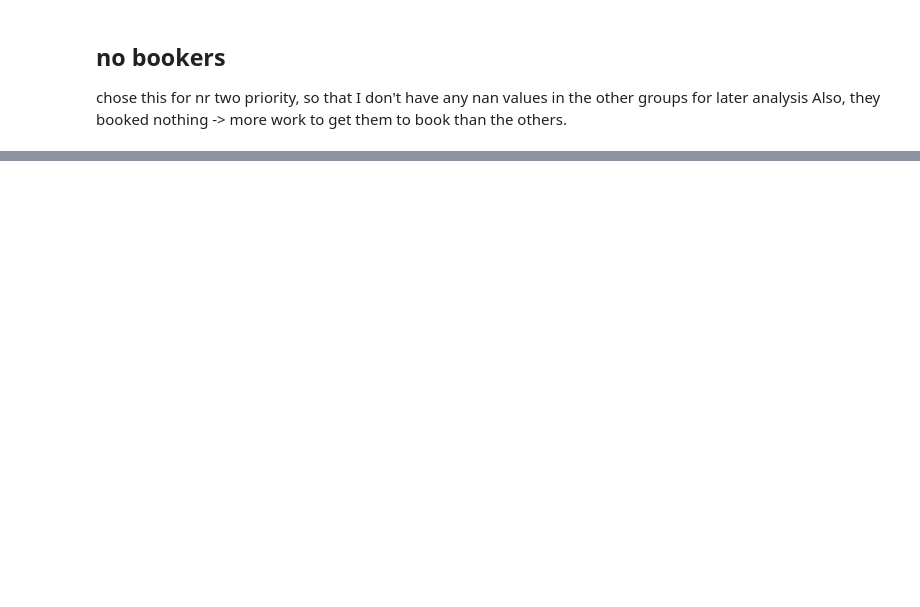
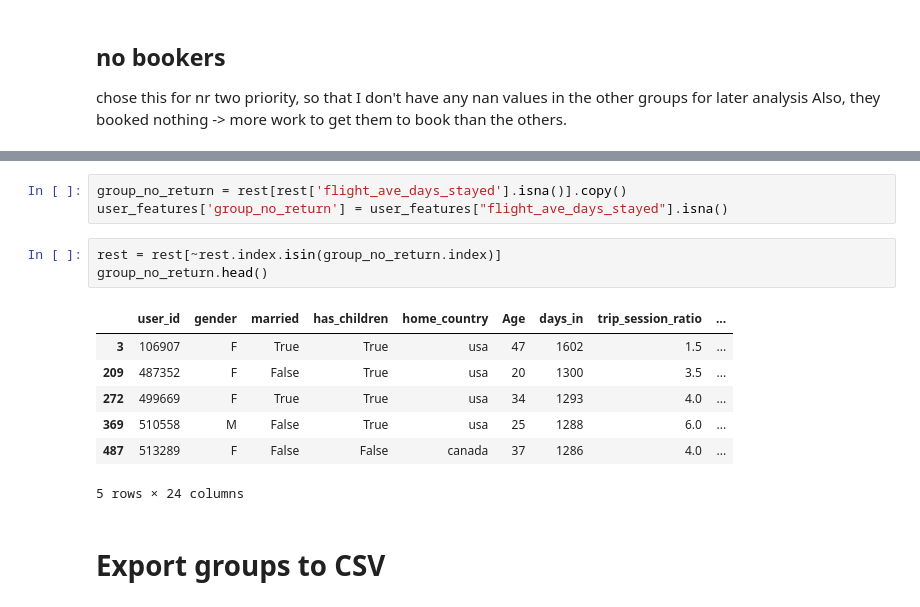
Before and after one commit to ka-katrin/TravelTide_Clustering, a Jupyter notebook: 04Groups_and_Clustering.ipynb, the cells around one changed output, grey strips where cells are left out. Saved outputs shown, nothing was run; the diff lists cells and outputs as text; blank space fills up the shorter version.

```diff
--- a/04Groups_and_Clustering.ipynb
+++ b/04Groups_and_Clustering.ipynb
@@ -70,0 +134,16 @@ rest_users = rest_users[~rest_users.index.isin(group_only_flight_bookers.index)]
+# %%
+group_no_return = rest[rest['flight_ave_days_stayed'].isna()].copy()
+user_features['group_no_return'] = user_features["flight_ave_days_stayed"].isna()
+# %%
+rest = rest[~rest.index.isin(group_no_return.index)]
+group_no_return.head()
+# %% [output]
+|  | user_id | gender | married | has_children | home_country | Age | days_in | trip_session_ratio | ... |
+| 3 | 106907 | F | True | True | usa | 47 | 1602 | 1.5 | ... |
+| 209 | 487352 | F | False | True | usa | 20 | 1300 | 3.5 | ... |
+| 272 | 499669 | F | True | True | usa | 34 | 1293 | 4.0 | ... |
+| 369 | 510558 | M | False | True | usa | 25 | 1288 | 6.0 | ... |
+| 487 | 513289 | F | False | False | canada | 37 | 1286 | 4.0 | ... |
+5 rows × 24 columns
+# %% [markdown]
+# Export groups to CSV
```
Also changed, not shown: parts of 25 cells of this notebook.
